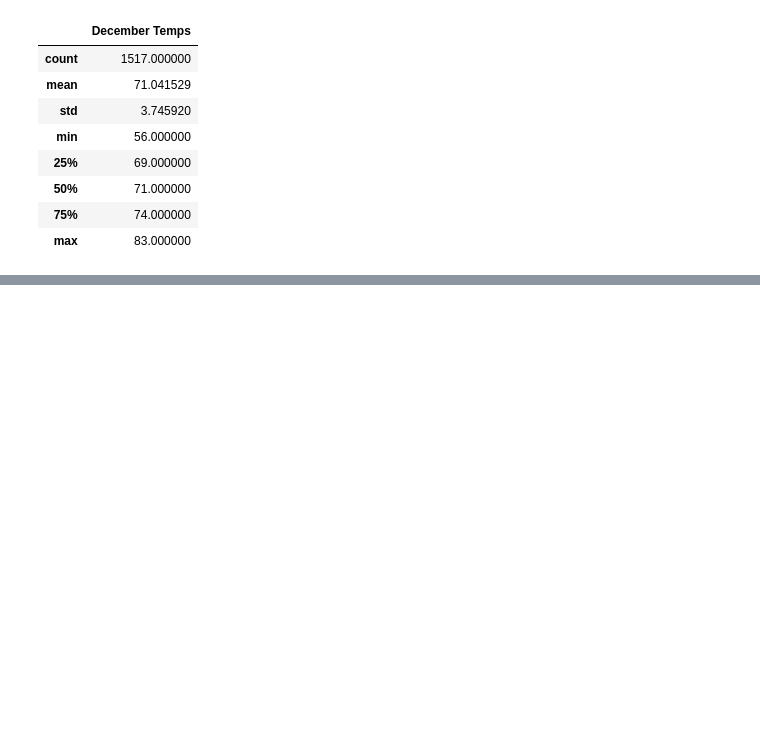
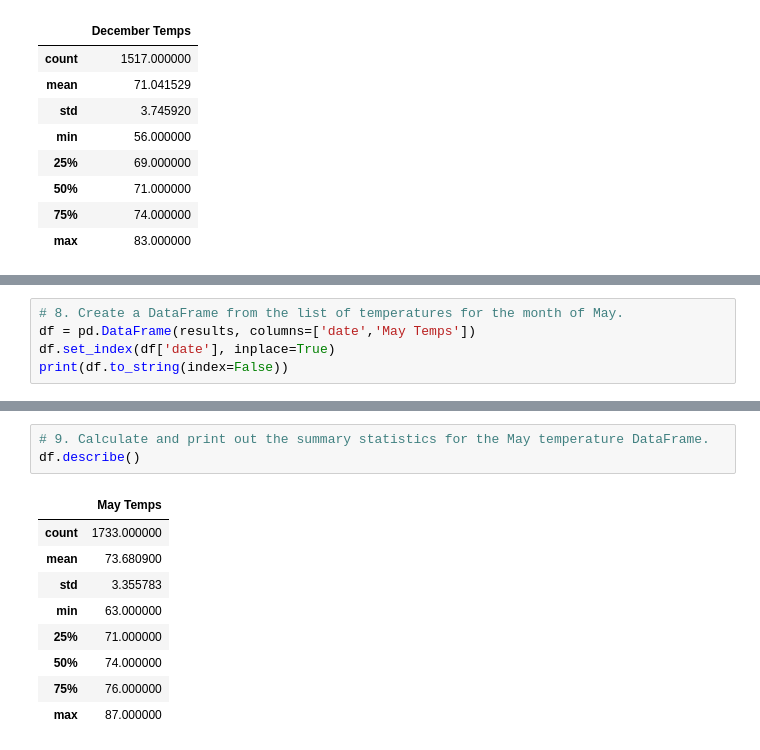
Before and after one commit to assaci/surfs_up, a Jupyter notebook: SurfsUp_Challenge.ipynb, the cells around one changed output, grey strips where cells are left out. Drawn from its saved outputs; the diff is of its cells as text; blank space fills up the shorter version.

```diff
--- a/SurfsUp_Challenge.ipynb
+++ b/SurfsUp_Challenge.ipynb
@@ -158,0 +207,5 @@ df.describe()
+# %%
+# 8. Create a DataFrame from the list of temperatures for the month of May.
+df = pd.DataFrame(results, columns=['date','May Temps'])
+df.set_index(df['date'], inplace=True)
+print(df.to_string(index=False))
@@ -158,0 +230,13 @@ df.describe()
+# %%
+# 9. Calculate and print out the summary statistics for the May temperature DataFrame.
+df.describe()
+# %% [output]
+|  | May Temps |
+| count | 1733.000000 |
+| mean | 73.680900 |
+| std | 3.355783 |
+| min | 63.000000 |
+| 25% | 71.000000 |
+| 50% | 74.000000 |
+| 75% | 76.000000 |
+| max | 87.000000 |
```
Also changed, not shown: parts of 5 cells of this notebook, 2 other files.
